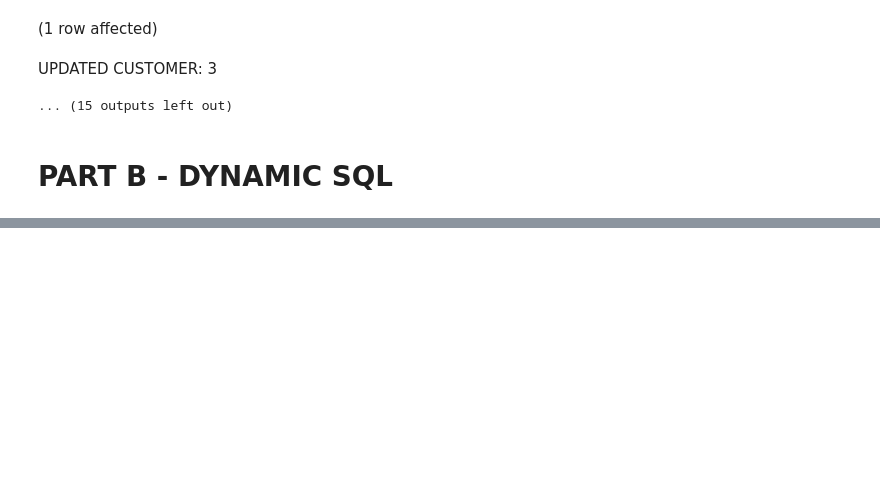
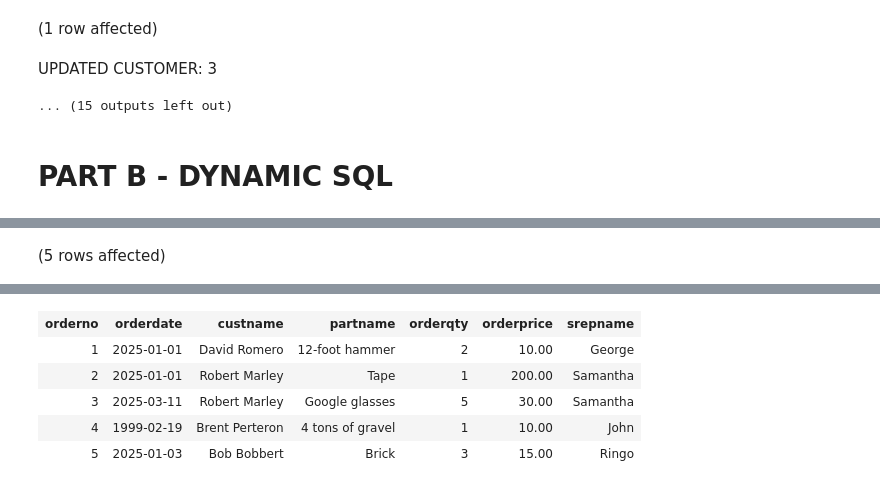
Before and after one commit to Adolfo-David-Romero/BonusAssignment3B, a Jupyter notebook: Assignment3B-Bonus.ipynb, the cells around one changed output, grey strips where cells are left out. Cells and saved outputs as stored; diff of their text form; code cells hidden in the pictures; blank space fills up the shorter version.

Commit message:
testing dynamic SQL. Needed to re order table creation and population

```diff
--- a/Assignment3B-Bonus.ipynb
+++ b/Assignment3B-Bonus.ipynb
@@ -215,0 +235,5 @@ Total execution time: 00:00:00.015
+# %%
+--test
+EXEC GenerateSalesAnalysisReport 'so.orderno, so.orderdate, c.custname, p.partname, op.orderqty, op.orderprice, sr.srepname'
+# %% [output]
+(5 rows affected)
@@ -215,0 +241,6 @@ Total execution time: 00:00:00.015
+| orderno | orderdate | custname | partname | orderqty | orderprice | srepname |
+| 1 | 2025-01-01 | David Romero | 12-foot hammer | 2 | 10.00 | George |
+| 2 | 2025-01-01 | Robert Marley | Tape | 1 | 200.00 | Samantha |
+| 3 | 2025-03-11 | Robert Marley | Google glasses | 5 | 30.00 | Samantha |
+| 4 | 1999-02-19 | Brent Perteron | 4 tons of gravel | 1 | 10.00 | John |
+| 5 | 2025-01-03 | Bob Bobbert | Brick | 3 | 15.00 | Ringo |
```
Also changed, not shown: parts of 5 cells of this notebook.
